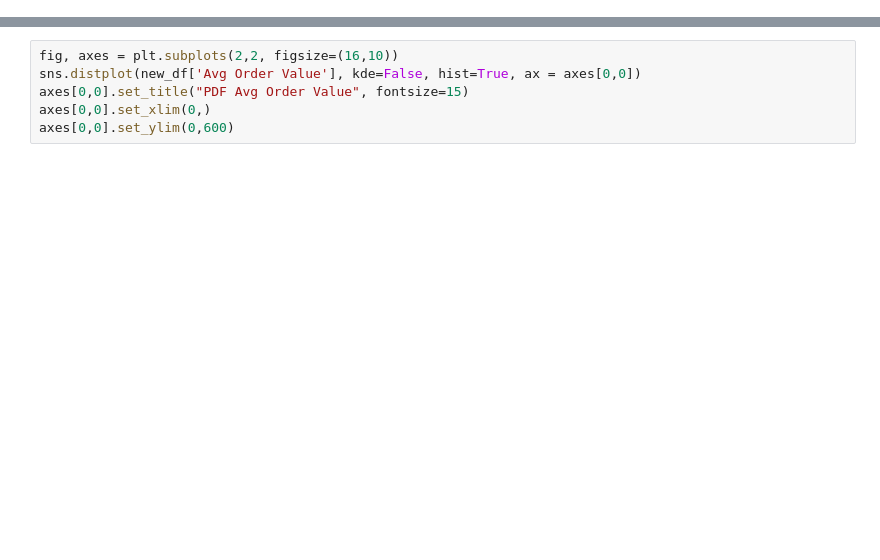
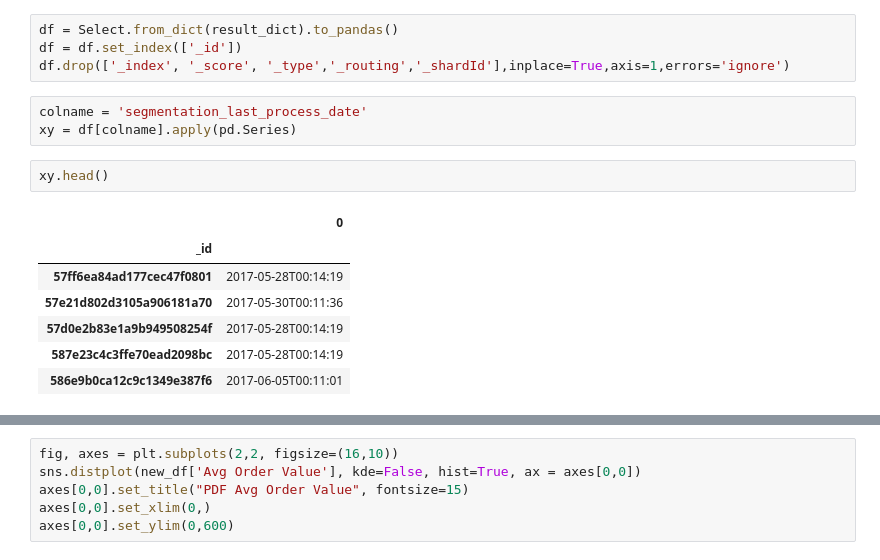
Before and after one commit to amdgd/team-old, a Jupyter notebook: src/Scikit/KNN.ipynb, the cells around one changed output, grey strips where cells are left out. Cells and saved outputs as stored; diff of their text form; blank space fills up the shorter version.

```diff
--- a/src/Scikit/KNN.ipynb
+++ b/src/Scikit/KNN.ipynb
@@ -101,0 +168,17 @@ list(df.columns)
+# %%
+df = Select.from_dict(result_dict).to_pandas()
+df = df.set_index(['_id'])
+df.drop(['_index', '_score', '_type','_routing','_shardId'],inplace=True,axis=1,errors='ignore')
+# %%
+colname = 'segmentation_last_process_date'
+xy = df[colname].apply(pd.Series)
+# %%
+xy.head()
+# %% [output]
+|  | 0 |
+| _id |  |
+| 57ff6ea84ad177cec47f0801 | 2017-05-28T00:14:19 |
+| 57e21d802d3105a906181a70 | 2017-05-30T00:11:36 |
+| 57d0e2b83e1a9b949508254f | 2017-05-28T00:14:19 |
+| 587e23c4c3ffe70ead2098bc | 2017-05-28T00:14:19 |
+| 586e9b0ca12c9c1349e387f6 | 2017-06-05T00:11:01 |
```
Also changed, not shown: parts of 39 cells of this notebook, 3 other files.
